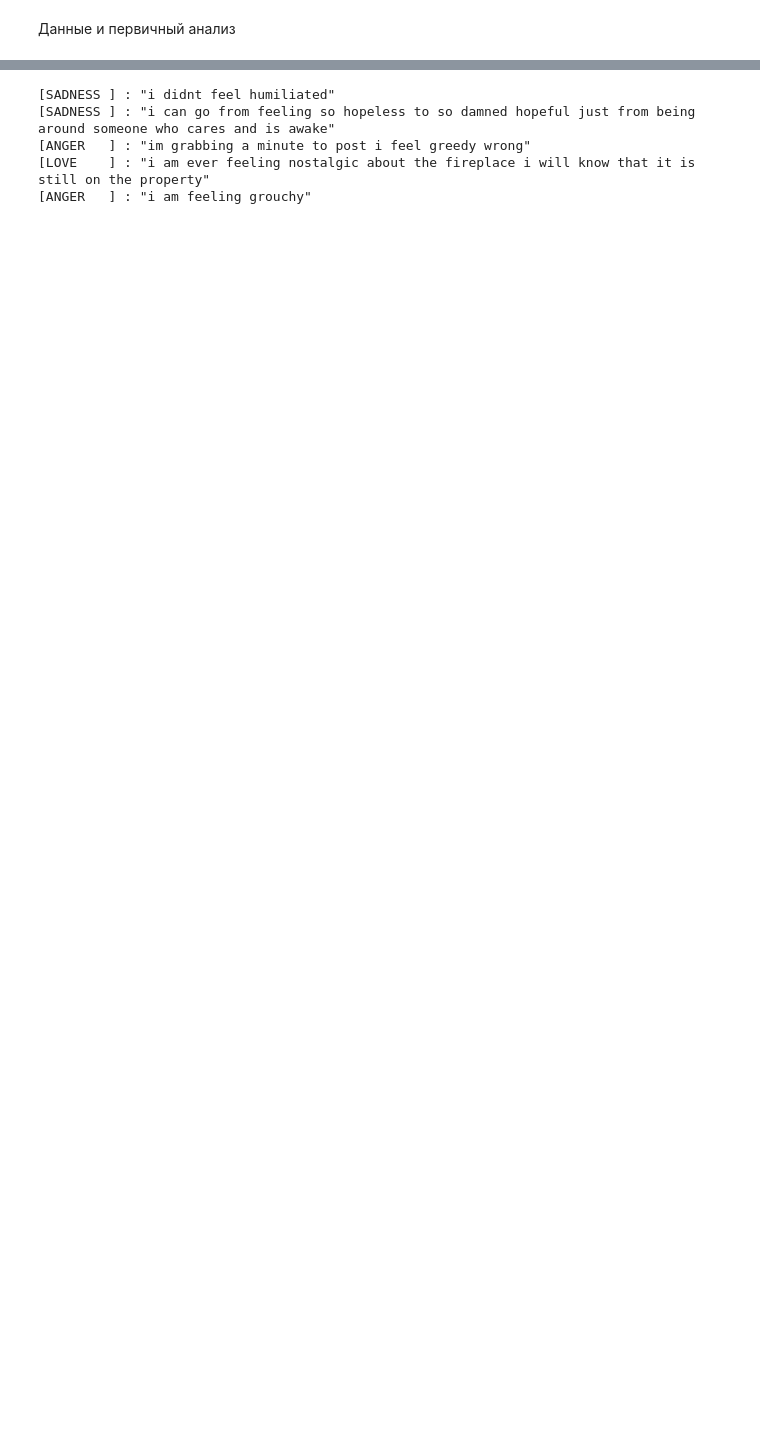
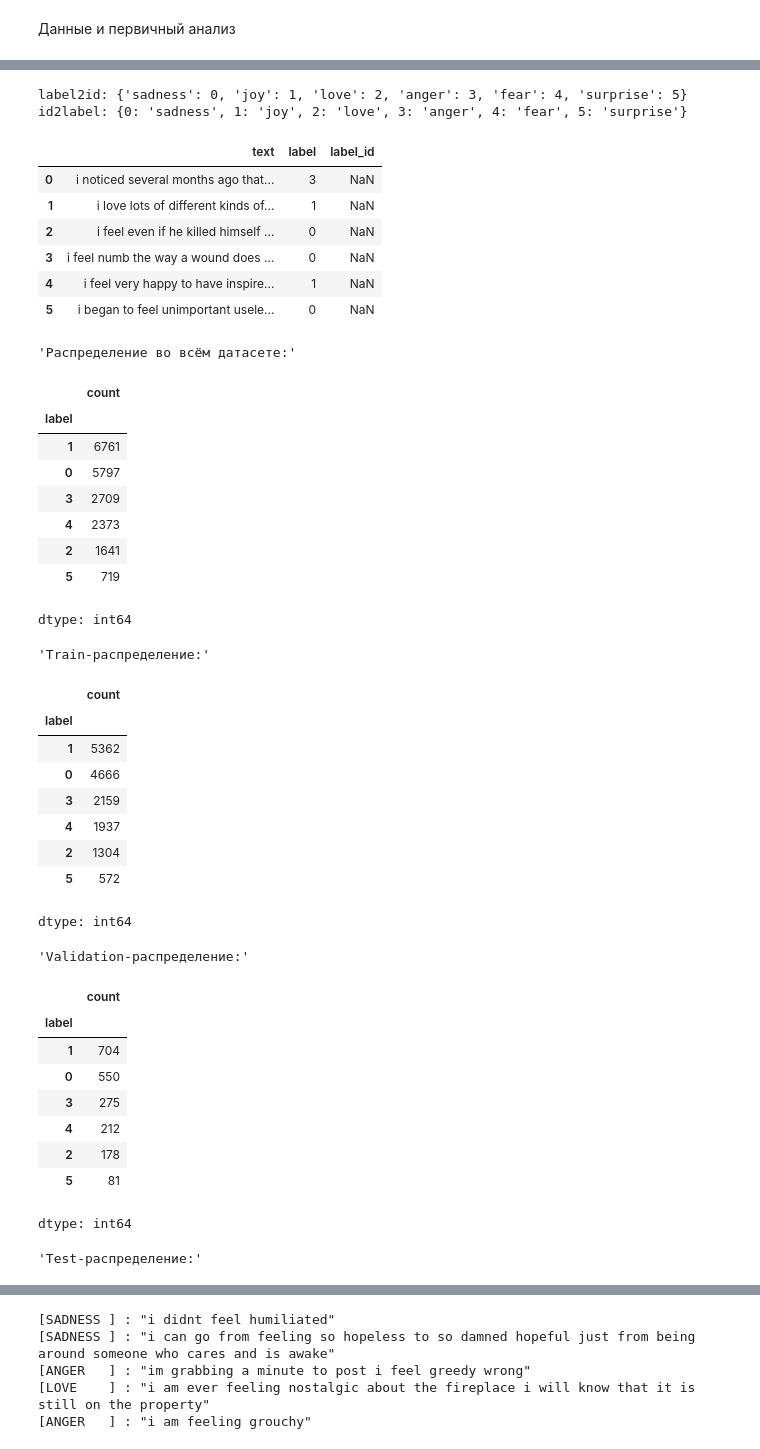
Before and after one commit to Androgorodok/aiecity, a Jupyter notebook: homeworks/HW13/HW13.ipynb, the cells around one changed output, grey strips where cells are left out. Drawn from its saved outputs; the diff is of its cells as text; code cells hidden in the pictures; blank space fills up the shorter version.

```diff
--- a/homeworks/HW13/HW13.ipynb
+++ b/homeworks/HW13/HW13.ipynb
@@ -66,3 +71,69 @@ DatasetDict({
         num_rows: 2000
     })
 })
+# %%
+train_df = dataset["train"].to_pandas()
+val_df = dataset["validation"].to_pandas()
+test_df = dataset["test"].to_pandas()
+
+df = pd.concat([train_df, val_df, test_df])
+label_names = dataset['train'].features['label'].names
+label2id = {label: idx for idx, label in enumerate(label_names)}
+id2label = {idx: label for idx, label in enumerate(label_names)}
+
+df["label_id"] = df["label"].map(label2id)
+
+print("label2id:", label2id)
+print("id2label:", id2label)
+
+display(df.sample(6, random_state=42).reset_index(drop=True))
+
+display("Распределение во всём датасете:", df["label"].value_counts())
+display("Train-распределение:", train_df["label"].value_counts())
+display("Validation-распределение:" ,val_df["label"].value_counts())
+display("Test-распределение:", test_df["label"].value_counts())
+
+print("Train:", train_df.shape)
+print("Validation:", val_df.shape)
+print("Test:", test_df.shape)
+# %% [output]
+label2id: {'sadness': 0, 'joy': 1, 'love': 2, 'anger': 3, 'fear': 4, 'surprise': 5}
+id2label: {0: 'sadness', 1: 'joy', 2: 'love', 3: 'anger', 4: 'fear', 5: 'surprise'}
+|  | text | label | label_id |
+| 0 | i noticed several months ago that... | 3 | NaN |
+| 1 | i love lots of different kinds of... | 1 | NaN |
+| 2 | i feel even if he killed himself ... | 0 | NaN |
+| 3 | i feel numb the way a wound does ... | 0 | NaN |
+| 4 | i feel very happy to have inspire... | 1 | NaN |
+| 5 | i began to feel unimportant usele... | 0 | NaN |
+'Распределение во всём датасете:'
+|  | count |
+| label |  |
+| 1 | 6761 |
+| 0 | 5797 |
+| 3 | 2709 |
+| 4 | 2373 |
+| 2 | 1641 |
+| 5 | 719 |
+dtype: int64
+'Train-распределение:'
+|  | count |
+| label |  |
+| 1 | 5362 |
+| 0 | 4666 |
+| 3 | 2159 |
+| 4 | 1937 |
+| 2 | 1304 |
+| 5 | 572 |
+dtype: int64
+'Validation-распределение:'
+|  | count |
+| label |  |
+| 1 | 704 |
+| 0 | 550 |
+| 3 | 275 |
+| 4 | 212 |
+| 2 | 178 |
+| 5 | 81 |
+dtype: int64
+'Test-распределение:'
```
Also changed, not shown: parts of 18 cells of this notebook, 5 other files.
